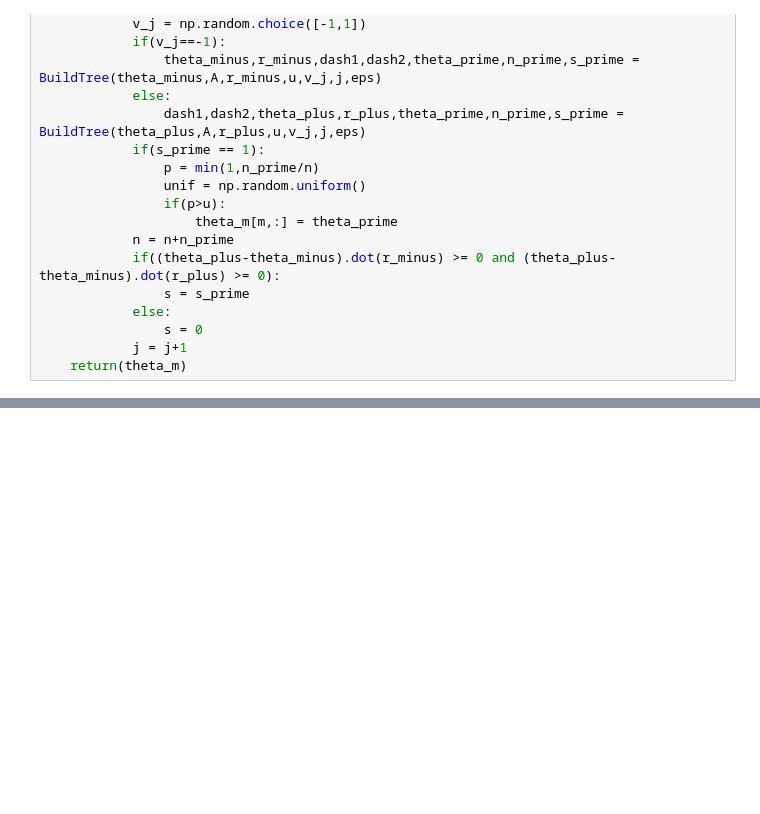
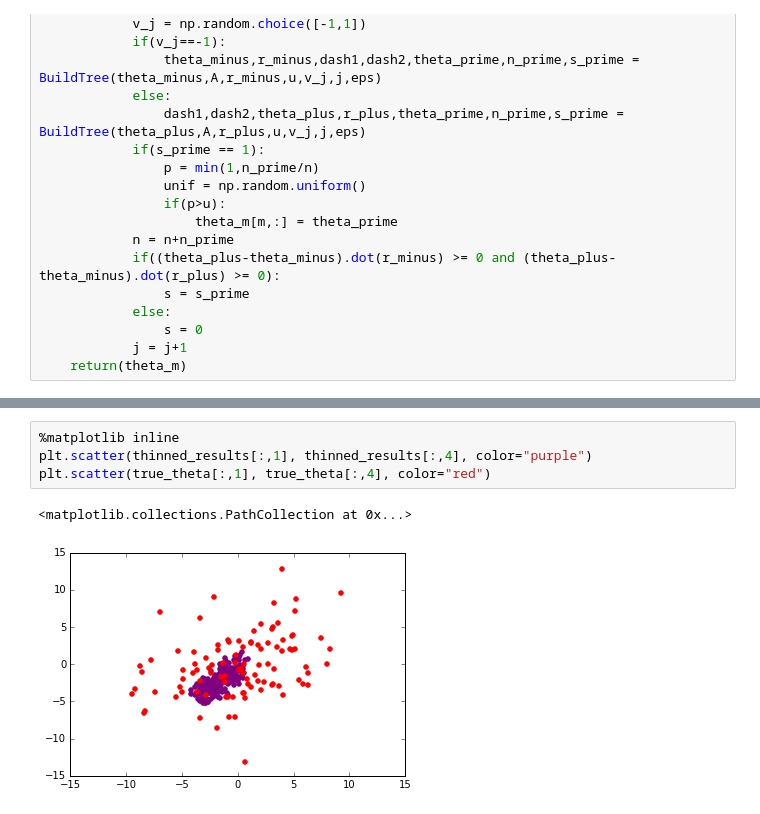
Before and after one commit to lizlorenzi/final_project, a Jupyter notebook: NUTS_Efficient_Multivariate.ipynb, the cells around one changed output, grey strips where cells are left out. Cells and saved outputs as stored; diff of their text form; blank space fills up the shorter version.

```diff
--- a/NUTS_Efficient_Multivariate.ipynb
+++ b/NUTS_Efficient_Multivariate.ipynb
@@ -140,0 +132,7 @@ print(np.mean(results[80:99,0]),np.mean(results[80:99,1]),np.mean(results[80:99,
+# %%
+%matplotlib inline
+plt.scatter(thinned_results[:,1], thinned_results[:,4], color="purple")
+plt.scatter(true_theta[:,1], true_theta[:,4], color="red")
+# %% [output]
+<matplotlib.collections.PathCollection at 0x...>
+[figure, added]
```
Also changed, not shown: parts of 11 cells of this notebook.
